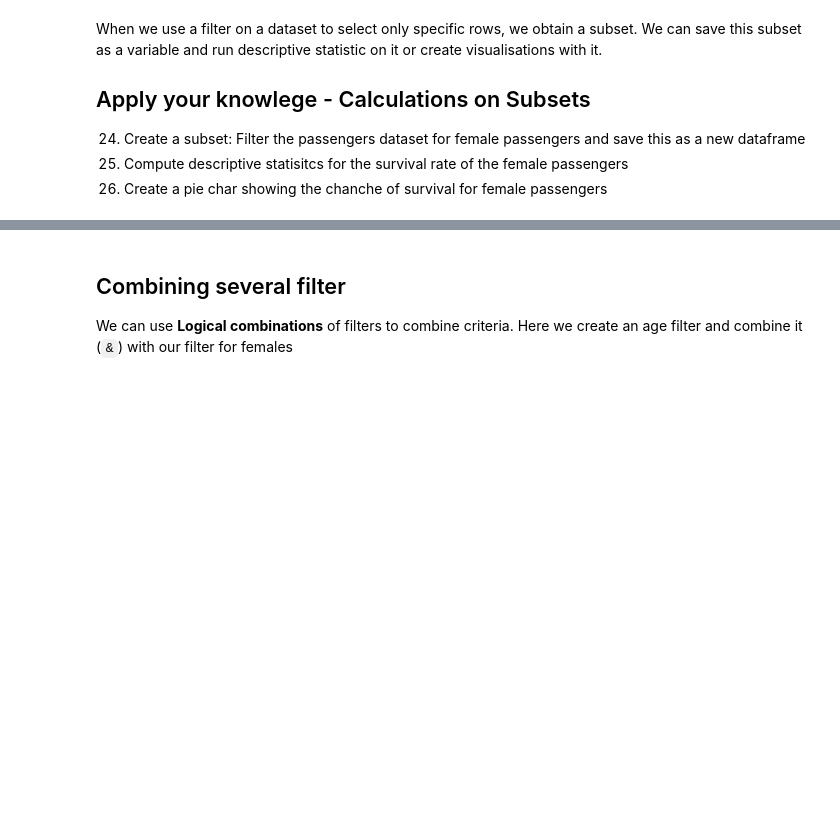
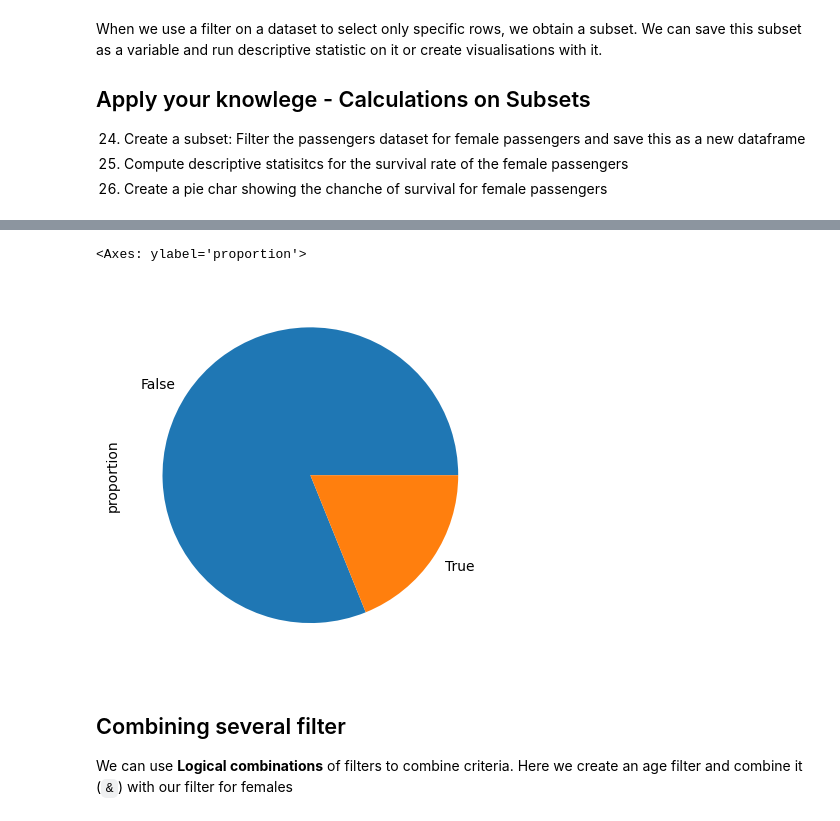
Before and after one commit to mschuessler/dba_lecture, a Jupyter notebook: notebooks/DBA2_03_Data_Wrangling_and_StatTests.ipynb, the cells around one changed output, grey strips where cells are left out. Cells and saved outputs as stored; diff of their text form; code cells hidden in the pictures; blank space fills up the shorter version.

```diff
--- a/notebooks/DBA2_03_Data_Wrangling_and_StatTests.ipynb
+++ b/notebooks/DBA2_03_Data_Wrangling_and_StatTests.ipynb
@@ -1094,3 +1256,8 @@ When we use a filter on a dataset to select only specific rows, we obtain a subs
+# %%
+passengers.query("Sex == 'male'").Survived.value_counts(normalize=True).plot.pie()
+# %% [output]
+<Axes: ylabel='proportion'>
+[figure, added]
 # %% [markdown]
 ## Combining several filter
 We can use **Logical combinations** of filters to combine criteria. Here we create an age filter and combine it (`&`) with our filter for females
```
Also changed, not shown: parts of 49 cells of this notebook.
